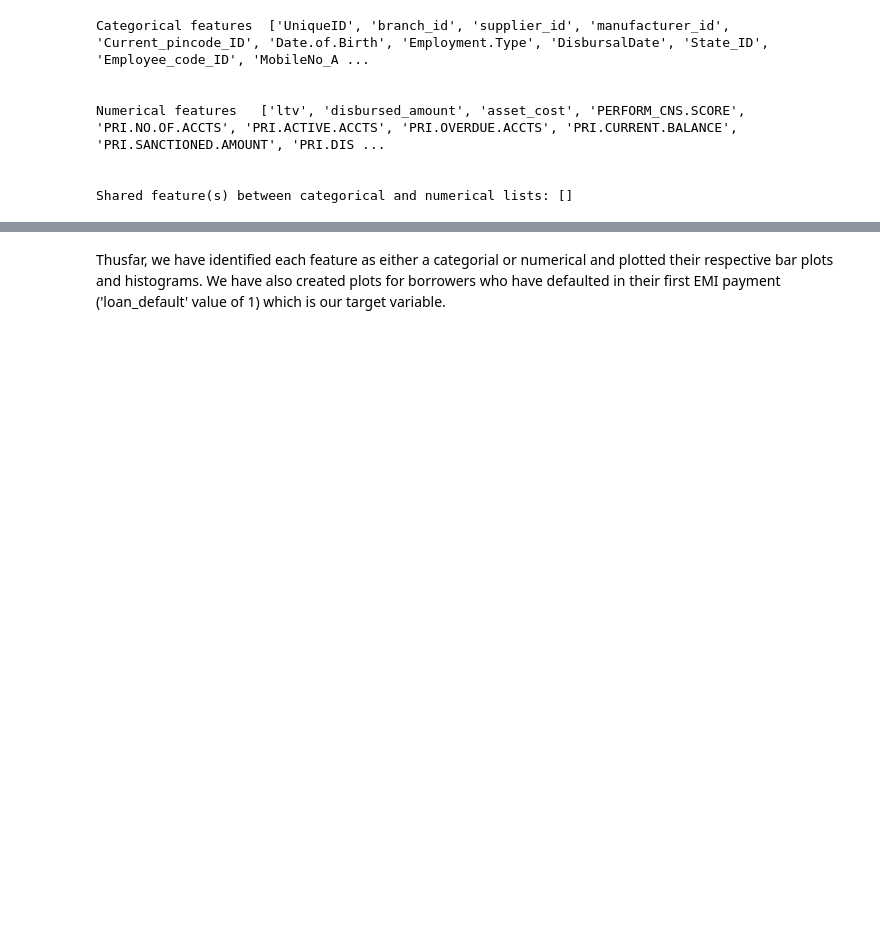
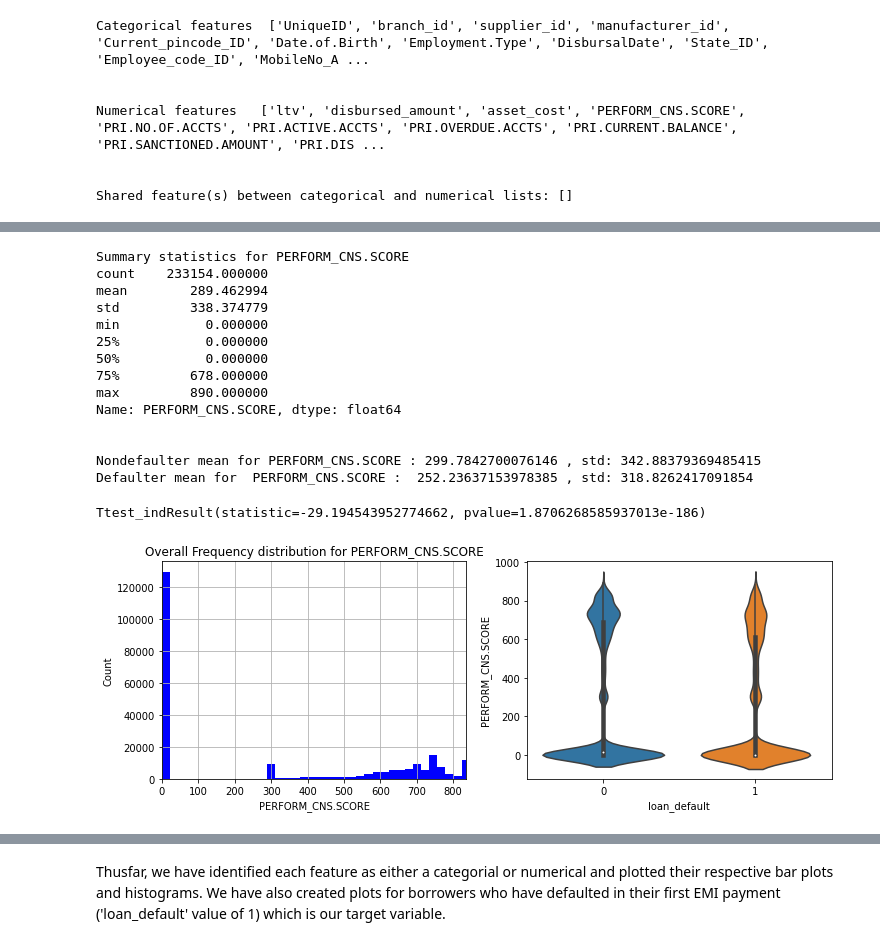
Before and after one commit to steviekwonders/Capstone-2, a Jupyter notebook: Vehicle Loan EDA/Exploratory Analysis.ipynb, the cells around one changed output, grey strips where cells are left out. Cells and saved outputs as stored; diff of their text form; code cells hidden in the pictures; blank space fills up the shorter version.

```diff
--- a/Vehicle Loan EDA/Exploratory Analysis.ipynb
+++ b/Vehicle Loan EDA/Exploratory Analysis.ipynb
@@ -679,0 +212,21 @@ plotbarplot('loan_default')
+# %%
+# Histogram for Performance CNS Score
+print( plothistogram('PERFORM_CNS.SCORE', 40) ); print('\n')
+createviolinplot('PERFORM_CNS.SCORE')
+# %% [output]
+Summary statistics for PERFORM_CNS.SCORE
+count    233154.000000
+mean        289.462994
+std         338.374779
+min           0.000000
+25%           0.000000
+50%           0.000000
+75%         678.000000
+max         890.000000
+Name: PERFORM_CNS.SCORE, dtype: float64
+
+
+Nondefaulter mean for PERFORM_CNS.SCORE : 299.7842700076146 , std: 342.88379369485415
+Defaulter mean for  PERFORM_CNS.SCORE :  252.23637153978385 , std: 318.8262417091854
+Ttest_indResult(statistic=-29.194543952774662, pvalue=1.8706268585937013e-186)
+[figure, added]
```
Also changed, not shown: parts of 79 cells of this notebook.
